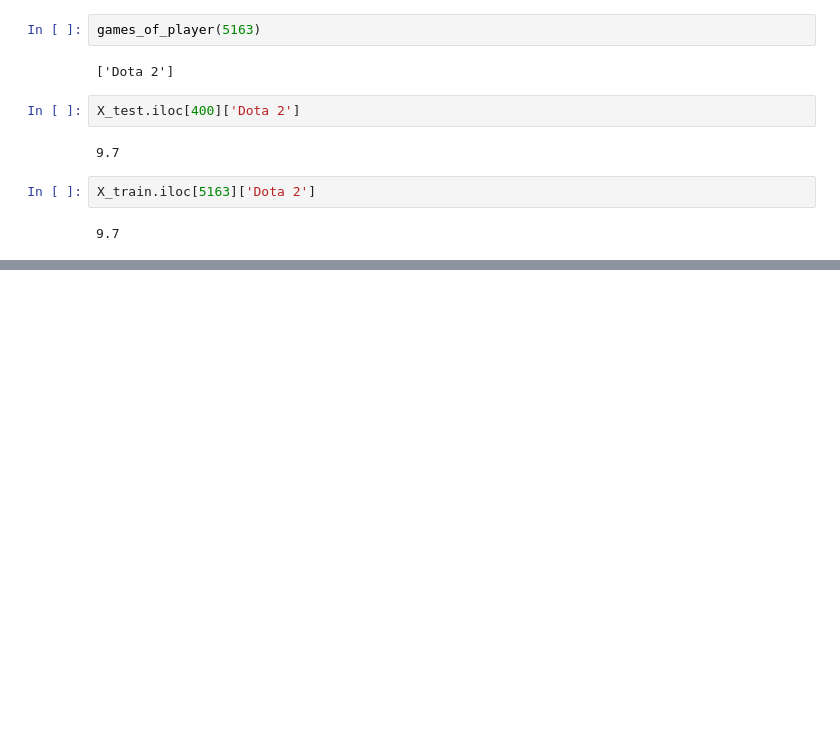
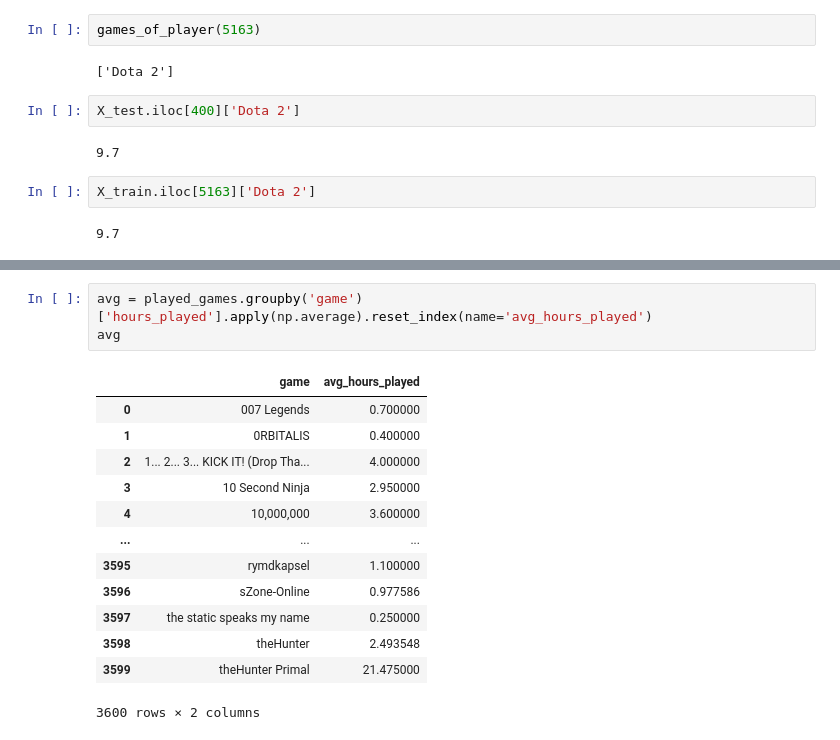
Before and after one commit to Vbardusco/sd201-steam-recommendations, a Jupyter notebook: project_steam.ipynb, the cells around one changed output, grey strips where cells are left out. Cells and saved outputs as stored; diff of their text form; blank space fills up the shorter version.

```diff
--- a/project_steam.ipynb
+++ b/project_steam.ipynb
@@ -417,0 +499,17 @@ X_train.iloc[5163]['Dota 2']
+# %%
+avg = played_games.groupby('game')['hours_played'].apply(np.average).reset_index(name='avg_hours_played')
+avg
+# %% [output]
+|  | game | avg_hours_played |
+| 0 | 007 Legends | 0.700000 |
+| 1 | 0RBITALIS | 0.400000 |
+| 2 | 1... 2... 3... KICK IT! (Drop Tha... | 4.000000 |
+| 3 | 10 Second Ninja | 2.950000 |
+| 4 | 10,000,000 | 3.600000 |
+| ... | ... | ... |
+| 3595 | rymdkapsel | 1.100000 |
+| 3596 | sZone-Online | 0.977586 |
+| 3597 | the static speaks my name | 0.250000 |
+| 3598 | theHunter | 2.493548 |
+| 3599 | theHunter Primal | 21.475000 |
+3600 rows × 2 columns
```
Also changed, not shown: parts of 9 cells of this notebook.
